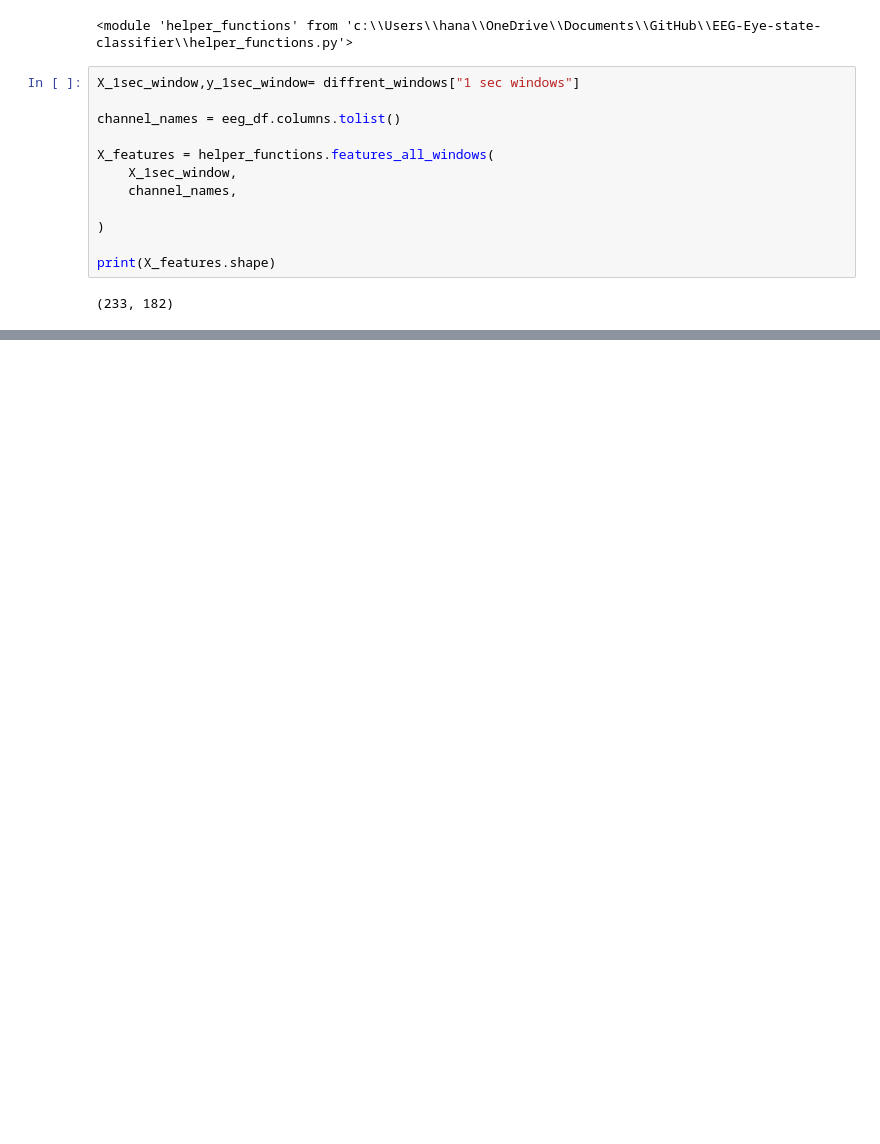
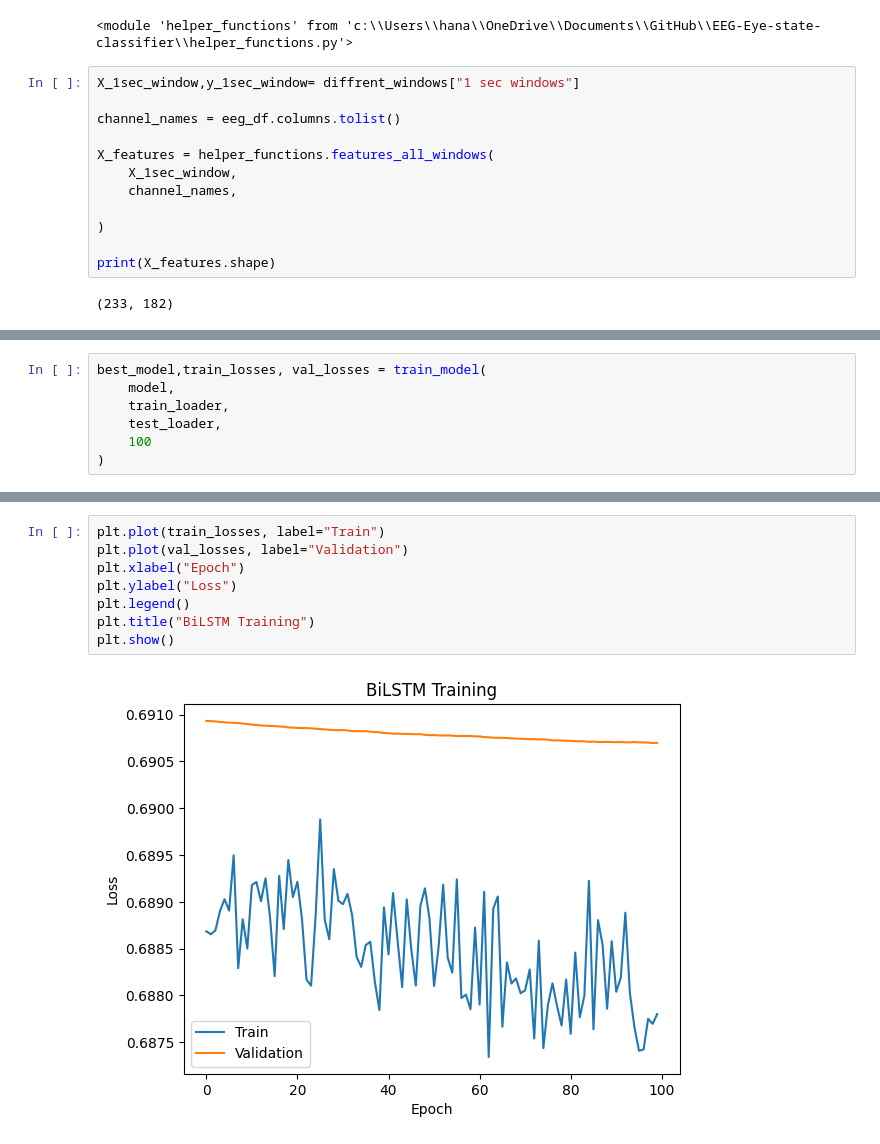
Before and after one commit to HanaRagab50/EEG-Eye-state-classifier, a Jupyter notebook: classifier.ipynb, the cells around one changed output, grey strips where cells are left out. Cells and saved outputs as stored; diff of their text form; blank space fills up the shorter version.

```diff
--- a/classifier.ipynb
+++ b/classifier.ipynb
@@ -586,0 +912,7 @@ from sklearn.neighbors import KNeighborsClassifier
+# %%
+best_model,train_losses, val_losses = train_model(
+    model,
+    train_loader,
+    test_loader,
+    100
+)
@@ -586,0 +937,10 @@ from sklearn.neighbors import KNeighborsClassifier
+# %%
+plt.plot(train_losses, label="Train")
+plt.plot(val_losses, label="Validation")
+plt.xlabel("Epoch")
+plt.ylabel("Loss")
+plt.legend()
+plt.title("BiLSTM Training")
+plt.show()
+# %% [output]
+[figure, added]
```
Also changed, not shown: parts of 60 cells of this notebook, 1 other file.
